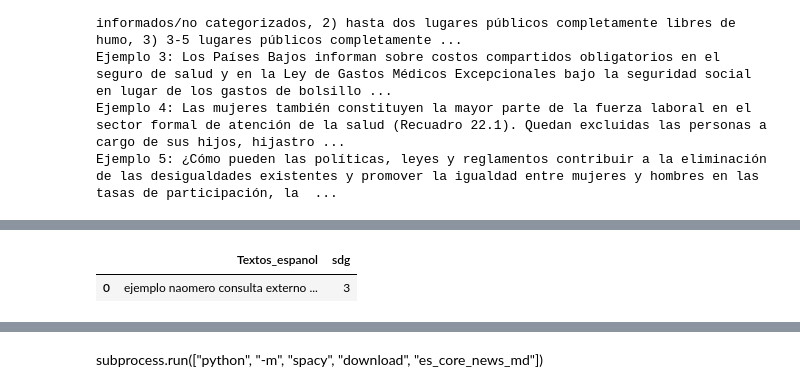
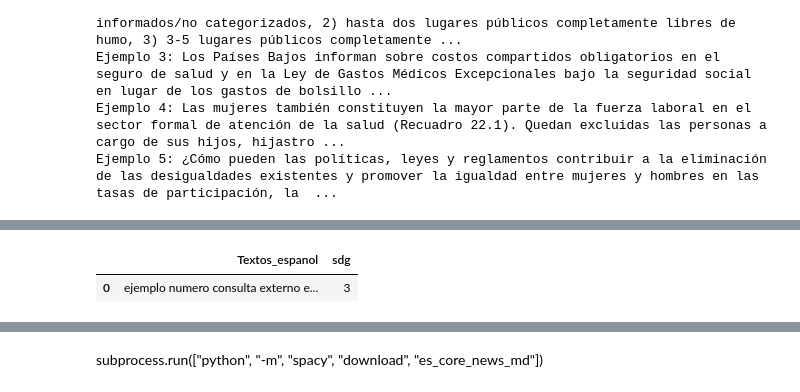
Before and after one commit to Sebasos01/BI_proyecto_1, a Jupyter notebook: proyecto_1_entrega_1.ipynb, the cells around one changed output, grey strips where cells are left out. Saved outputs shown, nothing was run; the diff lists cells and outputs as text; code cells hidden in the pictures.

```diff
--- a/proyecto_1_entrega_1.ipynb
+++ b/proyecto_1_entrega_1.ipynb
@@ -234,8 +235,8 @@ def corregir_tildes_texto(text):
     }
     texto_corregido = text
     for malformado, correcto in reemplazos.items():
-        if malformado in texto_corregido:
-            print("Encontrado")
+        #if malformado in texto_corregido:
+            #print("Encontrado")
         texto_corregido = texto_corregido.replace(malformado, correcto)
     return texto_corregido
 # %%
@@ -429,49 +447,18 @@ def replace_numbers_in_spanish(words):
         else:
             new_words.append(word)
     return new_words
+def quitar_tildes(texto):
+    # Normaliza el texto a NFD para separar caracteres con tildes de sus letras base
+    texto = unicodedata.normalize('NFD', texto)
+    # Filtra los caracteres de tipo diacrítico (como las tildes)
+    texto_sin_tildes = ''.join(c for c in texto if unicodedata.category(c) != 'Mn')
+    # Devuelve el texto sin tildes, normalizado de nuevo a su forma NFC
+    return unicodedata.normalize('NFC', texto_sin_tildes)
 
 
-# def lemmatize_words(words):
-#     lemmatized_words = []
-#     for word in words:
-#         doc = nlp(word)
-#         lemmatized_words.append(doc[0].lemma_)  # Lematiza palabra por palabra
-#     return lemmatized_words
+df["Textos_espanol"] = df["Textos_espanol"].apply(corregir_tildes_texto)
 
-
-# def clean_text(text):
-#     text = text.lower()  # Convertir a minúsculas
-#     words = word_tokenize(text)  # Tokenizar primero
-
-#     #print('token', words)
-
-#     # Corregir tildes
-#     words = corregir_tildes(words)
-#     #print ('tildes', words)
-
-#     # Reemplazar números con su representación textual en español
-#     words = replace_numbers_in_spanish(words)
-#     #print('numeros', words)
-
-
-#     # Eliminar caracteres no deseados
-#     words = [re.sub(r'[^\w\s]', '', word) for word in words]
-
-#     # Eliminar caracteres no ASCII
-#     words = remove_non_ascii(words)
-#     #print('ascii',  words)
-
-#     # Filtrar stopwords (asegúrate de tener tu lista de stopwords en español)
-#     stop_words = set(nlp.Defaults.stop_words)  # Lista de stopwords de SpaCy
-#     words = [word for word in words if word not in stop_words]
-
-#     # Lematizar palabras
-#     words = lemmatize_words(words)
-
-
-#     return ' '.join(words)
-
-df["Textos_espanol"] = df["Textos_espanol"].apply(corregir_tildes_texto)
+df['Textos_espanol'] = df['Textos_espanol'].apply(quitar_tildes)
 
 def clean_text(text):
     # Convertir todo el texto a minúsculas
@@ -496,19 +483,55 @@ def clean_text(text):
     text = unicodedata.normalize('NFKD', text).encode('ascii', 'ignore').decode('utf-8', 'ignore')
 
     # Procesar el texto con SpaCy (esto lematiza todo de una vez)
-    doc = nlp(text)
+    #doc = nlp(text)
 
     # Extraer lemas de cada token
-    words = [token.lemma_ for token in doc if not token.is_stop and token.is_alpha]
+    #words = [token.lemma_ for token in doc if not token.is_stop and token.is_alpha]
 
-    return ' '.join(words)
-    #return text
+    #return ' '.join(words)
+    return text
+
+def lematizar(texto):
+    doc = nlp(texto)
+    lemas = [token.lemma_ for token in doc if not token.is_stop and token.is_alpha]
+    return ' '.join(lemas)
+
+# def clean_text(text):
+#     # Convertir todo el texto a minúsculas
+#     text = text.lower()
+
+#     # Eliminar caracteres no deseados y no ASCII (esto elimina tildes)
+#     text = unicodedata.normalize('NFKD', text).encode('ascii', 'ignore').decode('utf-8', 'ignore')
+
+#     # Tokenizar primero
+#     words = word_tokenize(text)  # Tokenización
+
+#     # Reemplazar números con su representación textual en español
+#     words = replace_numbers_in_spanish(words)
+
+#     # Unir las palabras tokenizadas para lematizarlas de una sola vez
+#     text = ' '.join(words)
+
+#     # Procesar el texto con SpaCy (esto lematiza todo de una vez)
+#     doc = nlp(text)
+
+#     # Extraer lemas de cada token
+#     words = [token.lemma_ for token in doc if not token.is_stop and token.is_alpha]
+
+#     # Eliminar posibles duplicados (versiones con y sin tildes)
+#     words = list(set(words))
+
+#     # Unir las palabras lematizadas
+#     text = ' '.join(words)
+
+#     return text
 
 # Aplicar la función clean_text a la columna del dataframe
 # df_muestra = df.sample(n=1)
 # df_muestra['Textos_espanol'] = df_muestra['Textos_espanol'].apply(clean_text)
 
 df['Textos_espanol'] = df['Textos_espanol'].apply(clean_text)
+df['Textos_espanol'] = df['Textos_espanol'].apply(lematizar)
 
 df.head(1)
 # %% [output]
@@ -515,3 +555,3 @@ df.head(1)
 |  | Textos_espanol | sdg |
-| 0 | ejemplo naomero consulta externo ... | 3 |
+| 0 | ejemplo numero consulta externo e... | 3 |
 # %%
```
Also changed, not shown: parts of 14 cells of this notebook, 1 other file.
